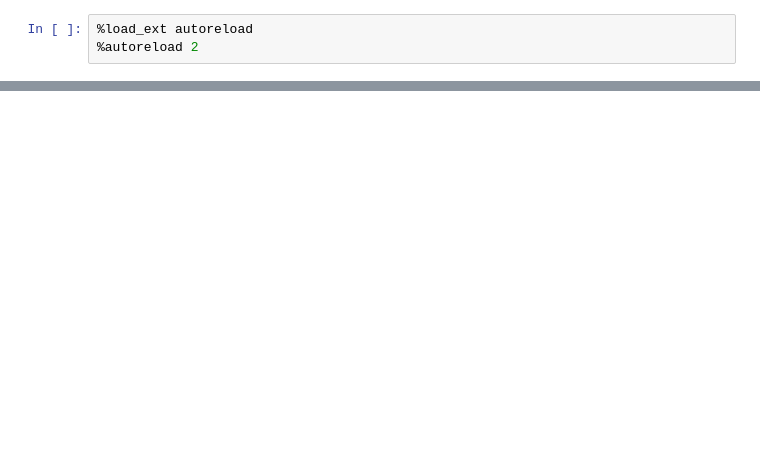
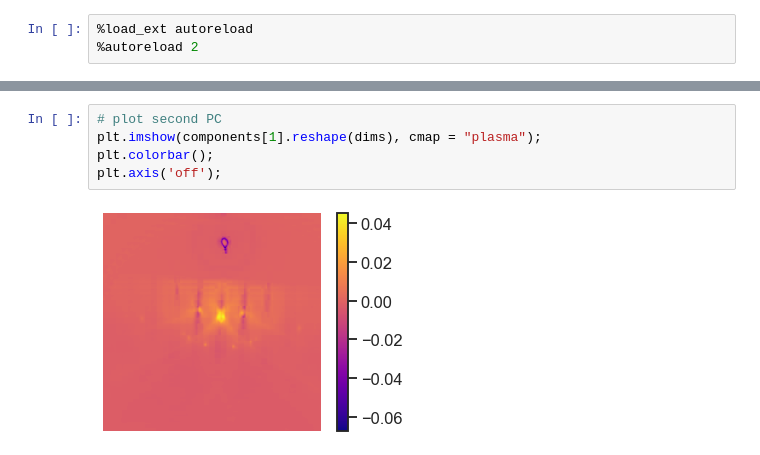
Before and after one commit to ncfrey/rheed-viz, a Jupyter notebook: Rheed-viz.ipynb, the cells around one changed output, grey strips where cells are left out. Cells and saved outputs as stored; diff of their text form; blank space fills up the shorter version.

```diff
--- a/Rheed-viz.ipynb
+++ b/Rheed-viz.ipynb
@@ -27,0 +174,7 @@ plt.imshow(crop_photo, cmap = "gray")
+# %%
+# plot second PC
+plt.imshow(components[1].reshape(dims), cmap = "plasma");
+plt.colorbar();
+plt.axis('off');
+# %% [output]
+[figure, added]
```
Also changed, not shown: parts of 40 cells of this notebook, 3 other files.
